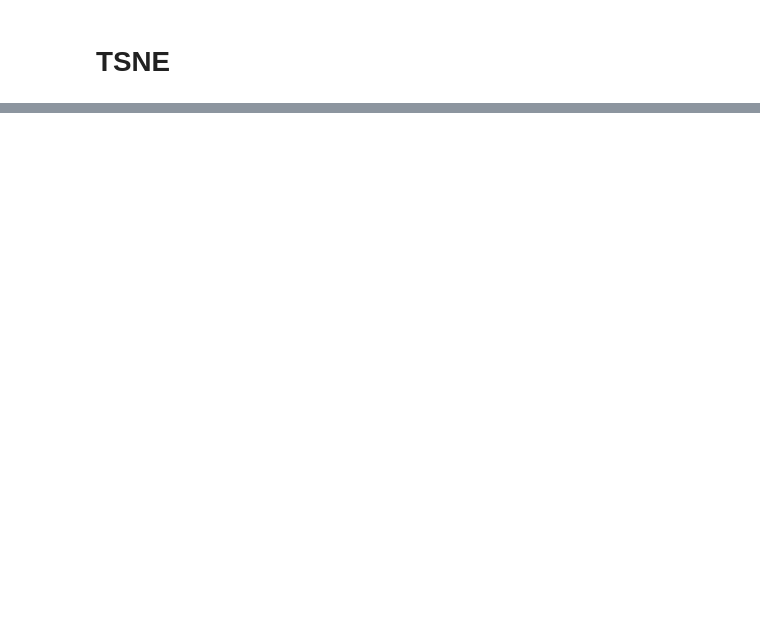
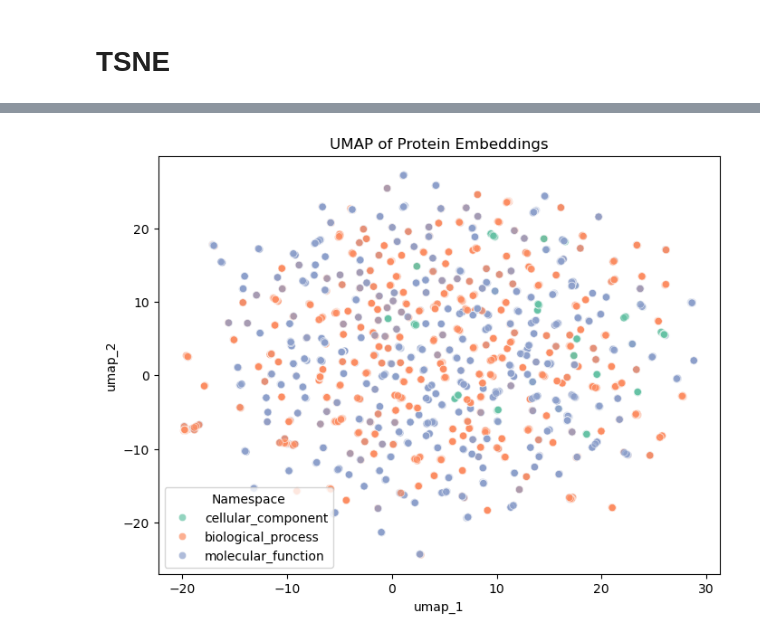
Before and after one commit to dottting/phagelm, a Jupyter notebook: tools/embedding_analysis.ipynb, the cells around one changed output, grey strips where cells are left out. Cells and saved outputs as stored; diff of their text form; code cells hidden in the pictures; blank space fills up the shorter version.

```diff
--- a/tools/embedding_analysis.ipynb
+++ b/tools/embedding_analysis.ipynb
@@ -42,0 +55,5 @@ plt.show()
+# %%
+X = np.vstack(df["embedding"].values)
+
+umap_model = umap.UMAP(n_neighbors=5, min_dist=0.3, metric="correlation")
+X_umap = umap_model.fit_transform(X)
@@ -42,0 +78,13 @@ plt.show()
+# %%
+df["umap_1"] = X_umap[:, 0]
+df["umap_2"] = X_umap[:, 1]
+
+plt.figure(figsize=(8, 6))
+sns.scatterplot(
+    data=df, x="umap_1", y="umap_2", hue="namespace", palette="Set2", alpha=0.7
+)
+plt.title("UMAP of Protein Embeddings")
+plt.legend(title="Namespace")
+plt.show()
+# %% [output]
+[figure, added]
```
Also changed, not shown: parts of 4 cells of this notebook, 15 other files.
